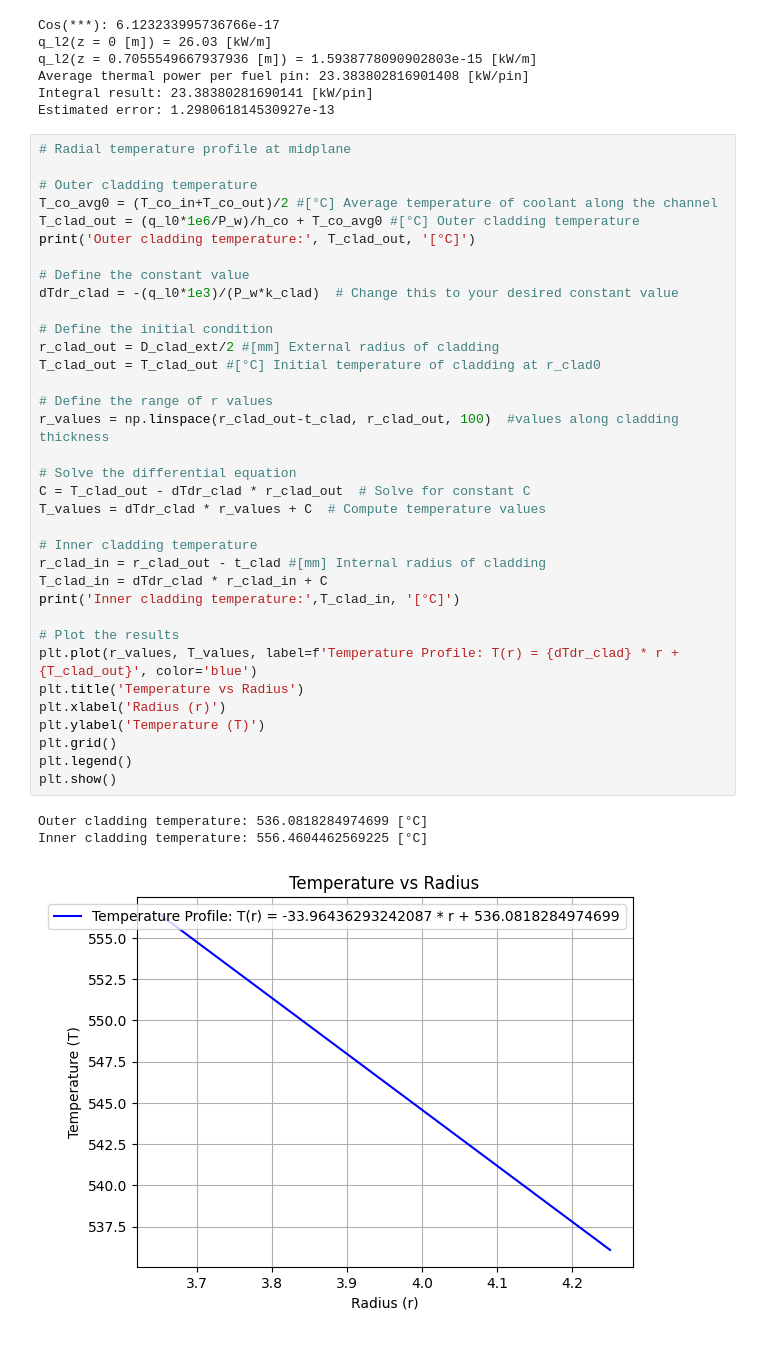
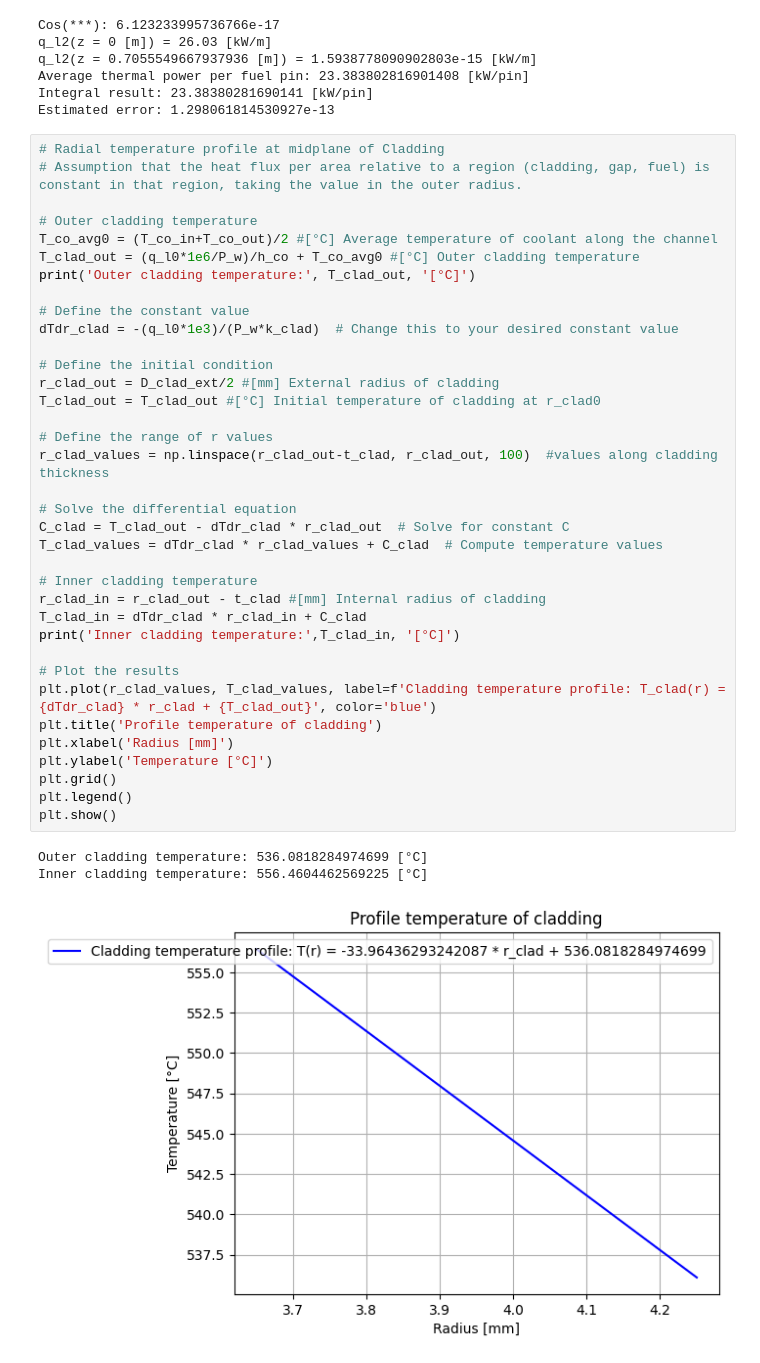
Before and after one commit to Aleperk99/NuclearDesignProject, a Jupyter notebook: Handout/Handouts.ipynb, the cells around one changed output. Saved outputs shown, nothing was run; the diff lists cells and outputs as text.

```diff
--- a/Handout/Handouts.ipynb
+++ b/Handout/Handouts.ipynb
@@ -167,41 +166,42 @@ Average thermal power per fuel pin: 23.383802816901408 [kW/pin]
 Integral result: 23.38380281690141 [kW/pin]
 Estimated error: 1.298061814530927e-13
 # %%
-# Radial temperature profile at midplane
+# Radial temperature profile at midplane of Cladding
+# Assumption that the heat flux per area relative to a region (cladding, gap, fuel) is constant in that region, taking the value in the outer radius.
 
 # Outer cladding temperature
 T_co_avg0 = (T_co_in+T_co_out)/2 #[°C] Average temperature of coolant along the channel
 T_clad_out = (q_l0*1e6/P_w)/h_co + T_co_avg0 #[°C] Outer cladding temperature
 print('Outer cladding temperature:', T_clad_out, '[°C]')
 
 # Define the constant value
 dTdr_clad = -(q_l0*1e3)/(P_w*k_clad)  # Change this to your desired constant value
 
 # Define the initial condition
 r_clad_out = D_clad_ext/2 #[mm] External radius of cladding
 T_clad_out = T_clad_out #[°C] Initial temperature of cladding at r_clad0
 
 # Define the range of r values
-r_values = np.linspace(r_clad_out-t_clad, r_clad_out, 100)  #values along cladding thickness
+r_clad_values = np.linspace(r_clad_out-t_clad, r_clad_out, 100)  #values along cladding thickness
 
 # Solve the differential equation
-C = T_clad_out - dTdr_clad * r_clad_out  # Solve for constant C
-T_values = dTdr_clad * r_values + C  # Compute temperature values
+C_clad = T_clad_out - dTdr_clad * r_clad_out  # Solve for constant C
+T_clad_values = dTdr_clad * r_clad_values + C_clad  # Compute temperature values
 
 # Inner cladding temperature
 r_clad_in = r_clad_out - t_clad #[mm] Internal radius of cladding
-T_clad_in = dTdr_clad * r_clad_in + C
+T_clad_in = dTdr_clad * r_clad_in + C_clad
 print('Inner cladding temperature:',T_clad_in, '[°C]')
 
 # Plot the results
-plt.plot(r_values, T_values, label=f'Temperature Profile: T(r) = {dTdr_clad} * r + {T_clad_out}', color='blue')
-plt.title('Temperature vs Radius')
-plt.xlabel('Radius (r)')
-plt.ylabel('Temperature (T)')
+plt.plot(r_clad_values, T_clad_values, label=f'Cladding temperature profile: T_clad(r) = {dTdr_clad} * r_clad + {T_clad_out}', color='blue')
+plt.title('Profile temperature of cladding')
+plt.xlabel('Radius [mm]')
+plt.ylabel('Temperature [°C]')
 plt.grid()
 plt.legend()
 plt.show()
 # %% [output]
 Outer cladding temperature: 536.0818284974699 [°C]
 Inner cladding temperature: 556.4604462569225 [°C]
-[figure, old version]
+[figure, new version]
```
Also changed, not shown: parts of 3 cells of this notebook.
